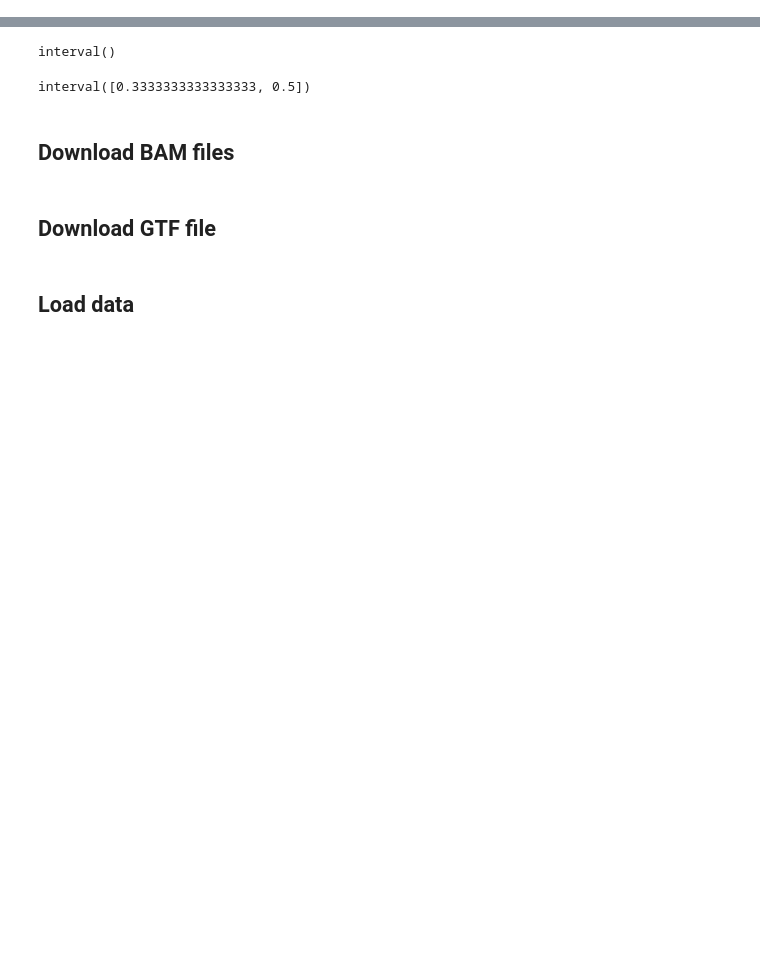
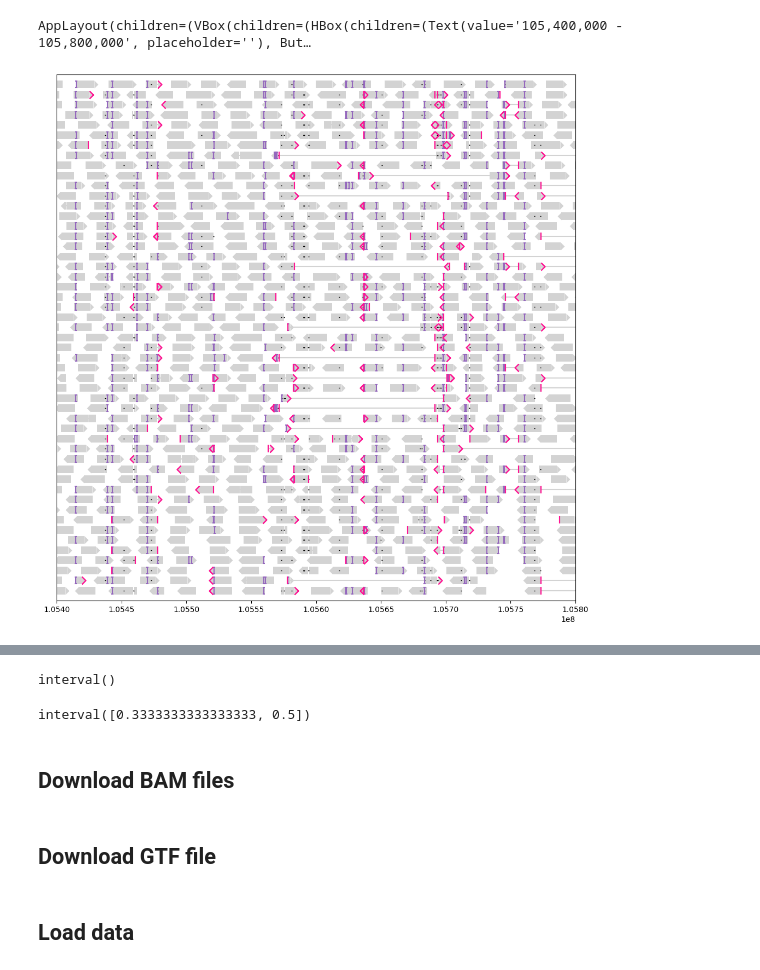
Before and after one commit to jzhang-dev/lakeview, a Jupyter notebook: docs/examples/HG002_IGH/HG002_IGH.py.ipynb, the cells around one changed output, grey strips where cells are left out. Drawn from its saved outputs; the diff is of its cells as text; code cells hidden in the pictures; blank space fills up the shorter version.

```diff
--- a/docs/examples/HG002_IGH/HG002_IGH.py.ipynb
+++ b/docs/examples/HG002_IGH/HG002_IGH.py.ipynb
@@ -9,8 +9,24 @@ plt.rcParams["figure.facecolor"] = "white"
 plt.rcParams["figure.dpi"] = 100
 # %%
 CHROMOSOME = "chr14"
-START = 104586347
-END = 107043718
+START, END = 105_400_000, 105_800_000
 PACBIO_BAM_PATH = "../../../tests/data/HG002_IGH_PacBio_CCS.bam"
-pacbio_painter = lv.SequenceAlignment.from_file(PACBIO_BAM_PATH, "rb", load_pileup=False)
+pacbio_painter = lv.SequenceAlignment.from_file(PACBIO_BAM_PATH, "rb")
+# %%
+gv = lv.GenomeViewer(1)
+
+pacbio_painter.draw_alignment(
+    gv.axes[0],
+    show_mismatches=False,
+    show_arrowheads=True,
+    link_by="name",
+    max_group_height=50,
+    #links_kw=dict(color='orange', linewidth=1),
+    min_spacing=10000
+)
+gv.set_xlim(START, END)
+gv
+# %% [output]
+AppLayout(children=(VBox(children=(HBox(children=(Text(value='105,400,000 - 105,800,000', placeholder=''), But…
+[figure, added]
 # %%
```
Also changed, not shown: parts of 4 cells of this notebook, 9 other files.
